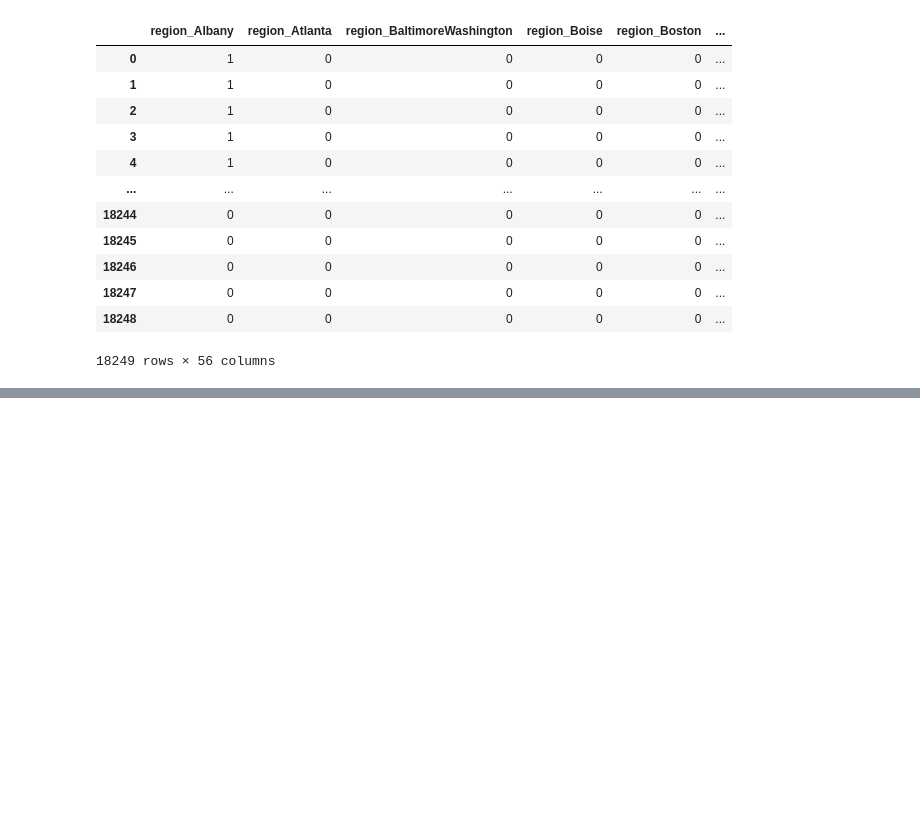
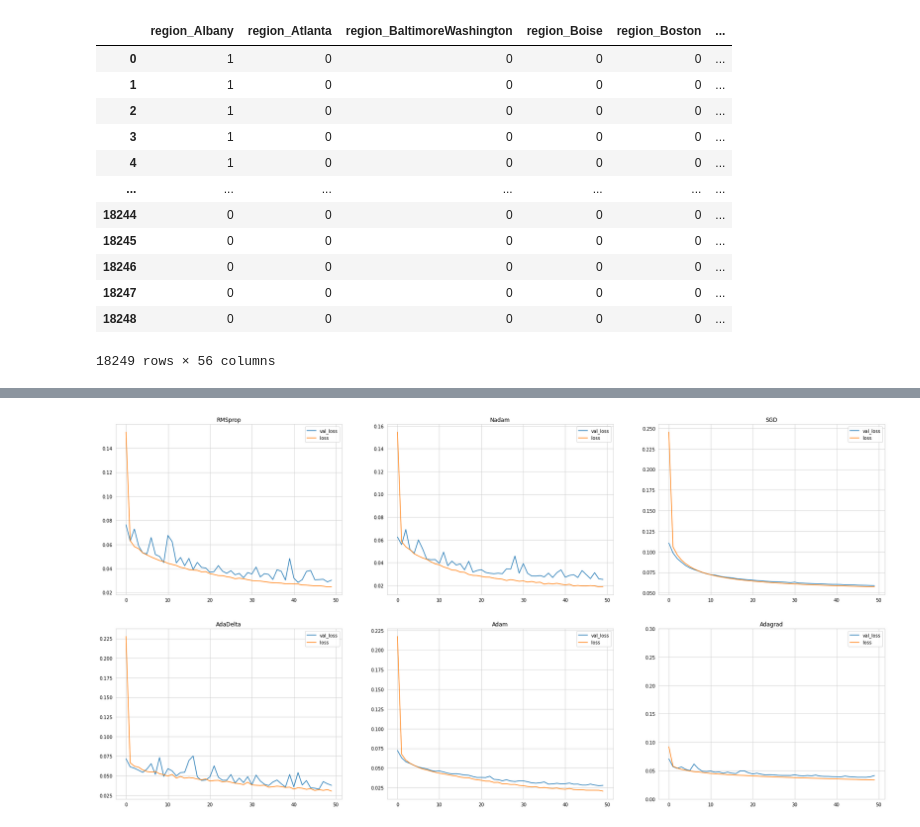
Before and after one commit to Jo-chana/CoLab_ML_codes, a Jupyter notebook: Avocado_2.ipynb, the cells around one changed output, grey strips where cells are left out. Drawn from its saved outputs; the diff is of its cells as text; code cells hidden in the pictures; blank space fills up the shorter version.

```diff
--- a/Avocado_2.ipynb
+++ b/Avocado_2.ipynb
@@ -200,6 +208,10 @@ def compare_graph(network,X_test,y_test):
   plt.plot(index,real,'b-',label='Real Price')
   plt.plot(index,pred,'r--',label='Pred price')
   plt.legend(loc='center left',fontsize=12)
+
+def history_graph(history,axes=None,title=None):
+  pd.DataFrame(history.history).plot(ax=axes,figsize=(30,15),title=title)
+  plt.gca().set_ylim(0,0.3)
 # %%
 plt.figure(figsize=(30,20))
 
@@ -225,0 +238,11 @@ compare_graph(network6,X_test,y_test)
+# %%
+fig,axes=plt.subplots(nrows=2,ncols=3)
+
+history_graph(history1,axes=axes[0,0],title='RMSprop')
+history_graph(history2,axes=axes[0,1],title='Nadam')
+history_graph(history3,axes=axes[0,2],title='SGD')
+history_graph(history4,axes=axes[1,0],title='AdaDelta')
+history_graph(history5,axes=axes[1,1],title='Adam')
+history_graph(history6,axes=axes[1,2],title='Adagrad')
+# %% [output]
+[figure, added]
```
Also changed, not shown: parts of 3 cells of this notebook.
